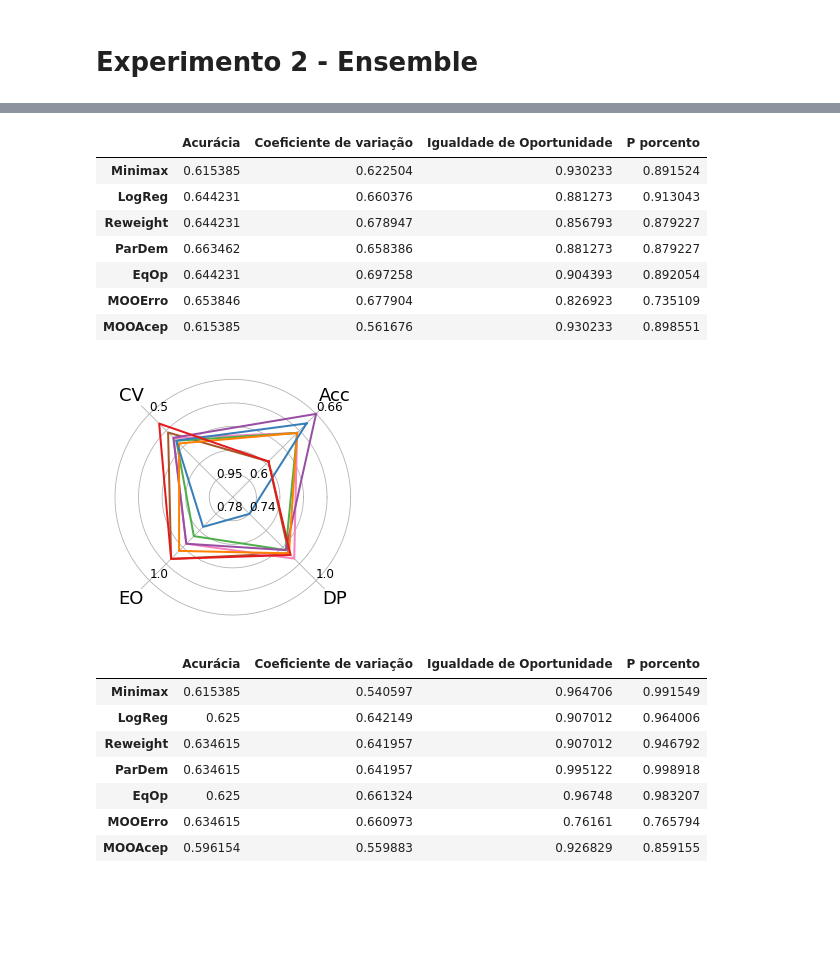
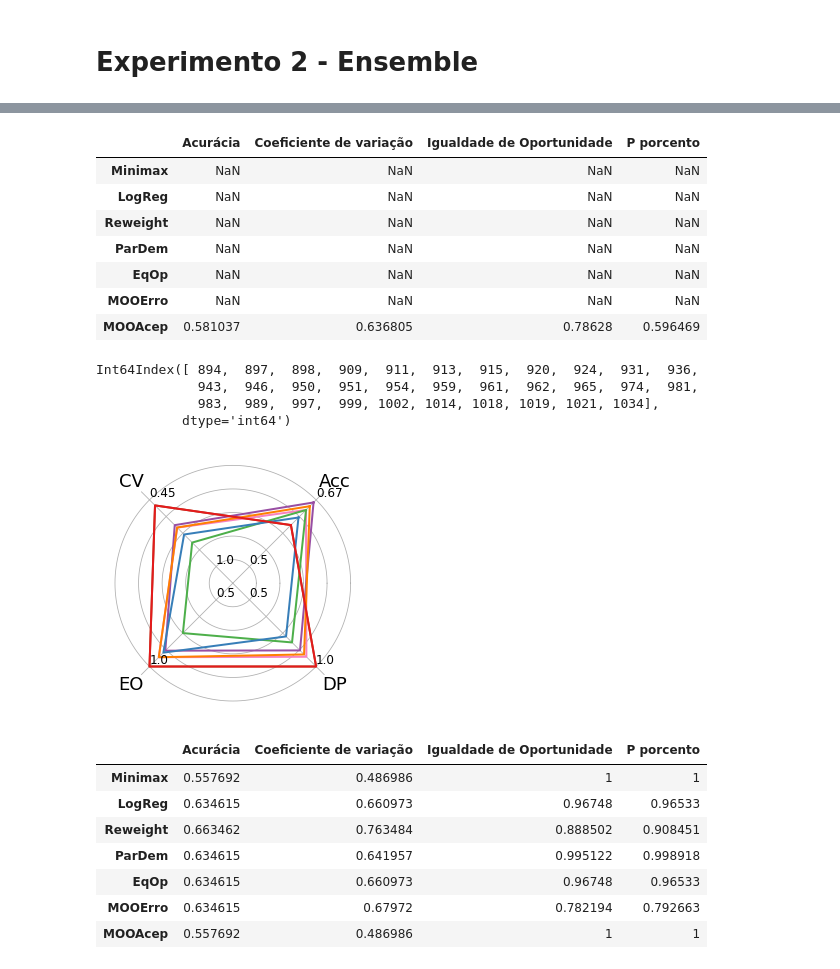
Before and after one commit to viguardieiro/moopt_fairness, a Jupyter notebook: Experimento - Ensemble.ipynb, the cells around one changed output, grey strips where cells are left out. Cells and saved outputs as stored; diff of their text form; code cells hidden in the pictures; blank space fills up the shorter version.

```diff
--- a/Experimento - Ensemble.ipynb
+++ b/Experimento - Ensemble.ipynb
@@ -597,0 +568,8 @@ def calc_res_test(model__):
+# %%
+selected_idx = []
+
+for model in ["MOOAcep","MOOError", 'LogReg', 'Reweight', 'DemPar', 'EqOp','Minimax']:
+    selected_idx.extend(all_models[all_models['Modelo']==model].nlargest(n_first,
+                        [first_filter]).nlargest(n_second, [second_filter]).index)
+# %%
+selected_models = all_models[all_models.index.isin(selected_idx)]
@@ -598,8 +763,8 @@ def calc_res_test(model__):
 # %%
-filtros = {'Acurácia': {'min': 0.58, 'max': 1},
+filtros = {'Acurácia': {'min': 0.55, 'max': 1},
          'Igualdade de Oportunidade': {'min': 0.0, 'max': 1},
          'P porcento': {'min': 0.0, 'max': 1},
-         'Coeficiente de variação': {'min': 0, 'max': 0.75}}
+         'Coeficiente de variação': {'min': 0, 'max': 0.8}}
 # %%
 m_filtered = all_models
 for metric in ['Acurácia', 'Igualdade de Oportunidade', 'P porcento', 'Coeficiente de variação']:
@@ -718,18 +884,18 @@ for dimension in fig.data[0]['dimensions']:
 
 # Gerar ensembles:
 
-# Ensemble MooErro
-ind_moo_err_min = len(other_models['Acurácia'])
+# Ensemble MooError
+ind_moo_err_min = len(all_models[(all_models['Modelo']!="MOOAcep") & (all_models['Modelo']!="MOOError")])
 models_moo_err = [("Model "+str(idx), moo_model.x)
             for idx, moo_model in enumerate(moo_err.solutionsList)
             if ind_moo_err_min+idx in selected_idx]
 
 if len(models_moo_err) > 0:
     ensemble_moo_err = SimpleVoting(estimators=models_moo_err, voting='soft', minimax=False)
-    ens_resuls.loc['MOOErro',:] = calc_res_val(ensemble_moo_err)
+    ens_resuls.loc['MOOError',:] = calc_res_val(ensemble_moo_err)
 
 # Ensemble MooAcep
-ind_moo_acep_min = ind_moo_err_min+len(m_metrics['Acurácia'])
+ind_moo_acep_min = ind_moo_err_min+len(all_models[(all_models['Modelo']=="MOOAcep")])
 models_moo_acep = [("Model "+str(idx), moo_model.x)
             for idx, moo_model in enumerate(moo_prob.solutionsList)
             if ind_moo_acep_min+idx in selected_idx]
@@ -742,10 +908,10 @@ idx_log = len(metrics_adult_min_aux["Acurácia"])
 idx_rew = idx_log + len(metrics_adult_log_aux["Acurácia"])
 idx_par = idx_rew + len(metrics_adult_rew_aux["Acurácia"])
 idx_eq = idx_par + len(metrics_adult_pp_aux["Acurácia"])
-idx_min = {'Minimax': 0, 'LogReg': idx_log, 'Reweight': idx_rew, 'ParDem': idx_par, 'EqOp':idx_eq}
+idx_min = {'Minimax': 0, 'LogReg': idx_log, 'Reweight': idx_rew, 'DemPar': idx_par, 'EqOp':idx_eq}
 
 # Ensemble Outros
-for est in ['LogReg', 'Reweight', 'ParDem', 'EqOp','Minimax']:
+for est in ['LogReg', 'Reweight', 'DemPar', 'EqOp','Minimax']:
     models_est = [("Model "+str(idx), model)
                 for idx, model in other_solutions_list[est]
                 if idx_min[est]+idx in selected_idx]
@@ -760,13 +926,20 @@ for est in ['LogReg', 'Reweight', 'ParDem', 'EqOp','Minimax']:
 ens_resuls
 # %% [output]
 |  | Acurácia | Coeficiente de variação | Igualdade de Oportunidade | P porcento |
-| Minimax | 0.615385 | 0.622504 | 0.930233 | 0.891524 |
-| LogReg | 0.644231 | 0.660376 | 0.881273 | 0.913043 |
-| Reweight | 0.644231 | 0.678947 | 0.856793 | 0.879227 |
-| ParDem | 0.663462 | 0.658386 | 0.881273 | 0.879227 |
-| EqOp | 0.644231 | 0.697258 | 0.904393 | 0.892054 |
-| MOOErro | 0.653846 | 0.677904 | 0.826923 | 0.735109 |
-| MOOAcep | 0.615385 | 0.561676 | 0.930233 | 0.898551 |
+| Minimax | NaN | NaN | NaN | NaN |
+| LogReg | NaN | NaN | NaN | NaN |
+| Reweight | NaN | NaN | NaN | NaN |
+| ParDem | NaN | NaN | NaN | NaN |
+| EqOp | NaN | NaN | NaN | NaN |
+| MOOErro | NaN | NaN | NaN | NaN |
+| MOOAcep | 0.581037 | 0.636805 | 0.78628 | 0.596469 |
+# %%
+selected_idx
+# %% [output]
+Int64Index([ 894,  897,  898,  909,  911,  913,  915,  920,  924,  931,  936,
+             943,  946,  950,  951,  954,  959,  961,  962,  965,  974,  981,
+             983,  989,  997,  999, 1002, 1014, 1018, 1019, 1021, 1034],
+           dtype='int64')
 # %%
 ens_results_cv = ens_resuls
 # %%
@@ -794,11 +967,11 @@ dp_min_aux = min(ens_results_cv['P porcento'].min(), ens_results_acc['P porcento
 dp_max_aux = max(ens_results_cv['P porcento'].max(), ens_results_acc['P porcento'].max(),
                   ens_results_nof['P porcento'].max())
 # %%
-build_radar(ens_results_cv, include_legend=False, acc_min=acc_min_aux, acc_max=acc_max_aux,
-            eo_min=eo_min_aux, eo_max=eo_max_aux, dp_min=dp_min_aux, dp_max=dp_max_aux,
-            cv_min=cv_min_aux, cv_max=cv_max_aux)
+build_radar(ens_results_nof, include_legend=False, acc_min=0.5, acc_max=0.67,
+            eo_min=0.5, eo_max=1, dp_min=0.5, dp_max=1,
+            cv_min=1.0, cv_max=0.45)
 # %% [output]
-[figure, old version]
+[figure, new version]
 # %%
 # Gerar ensembles em teste:
 ens_results_test = pd.DataFrame(index=[method for method in methods], columns=metrics)
@@ -811,7 +984,7 @@ models_moo_err = [("Model "+str(idx), moo_model.x)
 
 if len(models_moo_err) > 0:
     ensemble_moo_err = SimpleVoting(estimators=models_moo_err, voting='soft', minimax=False)
-    ens_results_test.loc['MOOErro',:] = calc_res_test(ensemble_moo_err)
+    ens_results_test.loc['MOOError',:] = calc_res_test(ensemble_moo_err)
 
 # Ensemble MooAcep
 ind_moo_acep_min = ind_moo_err_min+len(m_metrics['Acurácia'])
@@ -827,10 +1000,10 @@ idx_log = len(metrics_adult_min_aux["Acurácia"])
 idx_rew = idx_log + len(metrics_adult_log_aux["Acurácia"])
 idx_par = idx_rew + len(metrics_adult_rew_aux["Acurácia"])
 idx_eq = idx_par + len(metrics_adult_pp_aux["Acurácia"])
-idx_min = {'Minimax': 0, 'LogReg': idx_log, 'Reweight': idx_rew, 'ParDem': idx_par, 'EqOp':idx_eq}
+idx_min = {'Minimax': 0, 'LogReg': idx_log, 'Reweight': idx_rew, 'DemPar': idx_par, 'EqOp':idx_eq}
 
 # Ensemble Outros
-for est in ['LogReg', 'Reweight', 'ParDem', 'EqOp','Minimax']:
+for est in ['LogReg', 'Reweight', 'DemPar', 'EqOp','Minimax']:
     models_est = [("Model "+str(idx), model)
                 for idx, model in other_solutions_list[est]
                 if idx_min[est]+idx in selected_idx]
@@ -845,11 +1018,11 @@ for est in ['LogReg', 'Reweight', 'ParDem', 'EqOp','Minimax']:
 ens_results_test
 # %% [output]
 |  | Acurácia | Coeficiente de variação | Igualdade de Oportunidade | P porcento |
-| Minimax | 0.615385 | 0.540597 | 0.964706 | 0.991549 |
-| LogReg | 0.625 | 0.642149 | 0.907012 | 0.964006 |
-| Reweight | 0.634615 | 0.641957 | 0.907012 | 0.946792 |
+| Minimax | 0.557692 | 0.486986 | 1 | 1 |
+| LogReg | 0.634615 | 0.660973 | 0.96748 | 0.96533 |
+| Reweight | 0.663462 | 0.763484 | 0.888502 | 0.908451 |
 | ParDem | 0.634615 | 0.641957 | 0.995122 | 0.998918 |
-| EqOp | 0.625 | 0.661324 | 0.96748 | 0.983207 |
-| MOOErro | 0.634615 | 0.660973 | 0.76161 | 0.765794 |
-| MOOAcep | 0.596154 | 0.559883 | 0.926829 | 0.859155 |
+| EqOp | 0.634615 | 0.660973 | 0.96748 | 0.96533 |
+| MOOErro | 0.634615 | 0.67972 | 0.782194 | 0.792663 |
+| MOOAcep | 0.557692 | 0.486986 | 1 | 1 |
 # %%
```
Also changed, not shown: parts of 34 cells of this notebook, 4 other files.
